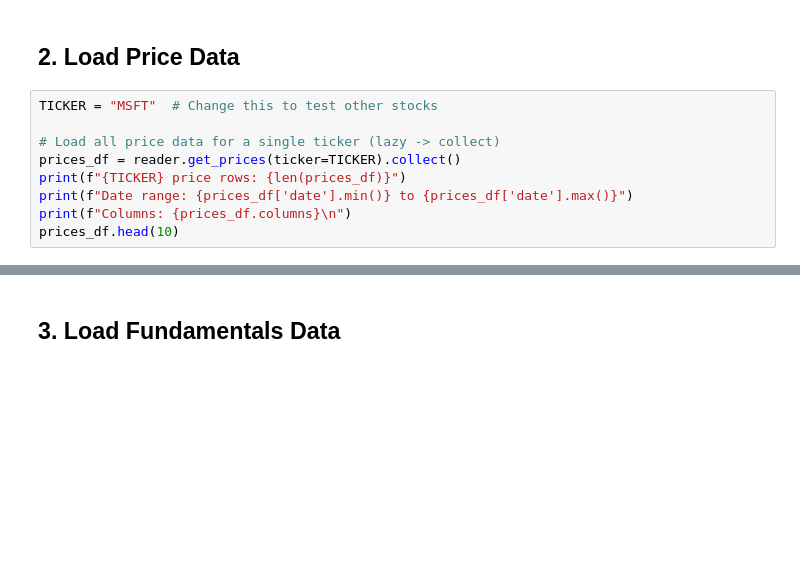
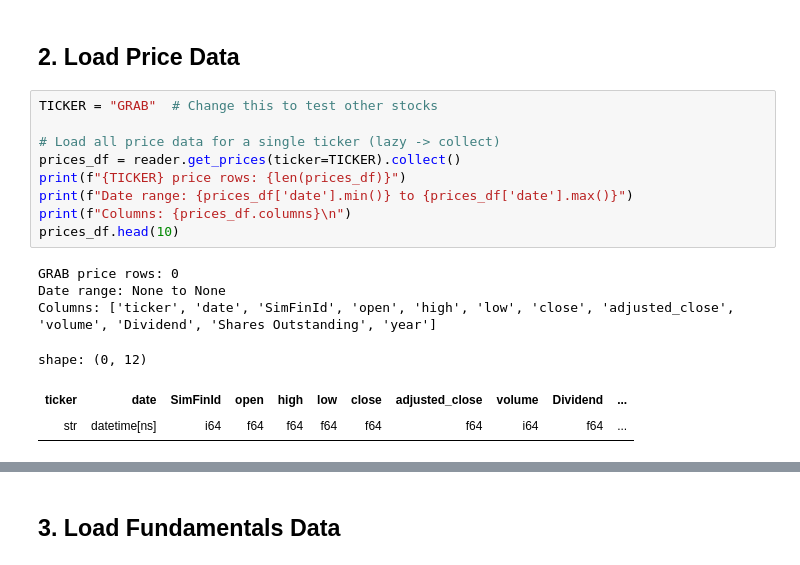
Before and after one commit to singkwan/project_yield, a Jupyter notebook: notebooks/explore_data_and_ratios.ipynb, the cells around one changed output, grey strips where cells are left out. Cells and saved outputs as stored; diff of their text form; blank space fills up the shorter version.

```diff
--- a/notebooks/explore_data_and_ratios.ipynb
+++ b/notebooks/explore_data_and_ratios.ipynb
@@ -32,14 +39,21 @@ print(f"Available quarterly tickers: {reader.list_tickers('quarterly')[:10]} ...
 # %% [markdown]
 ## 2. Load Price Data
 # %%
-TICKER = "MSFT"  # Change this to test other stocks
+TICKER = "GRAB"  # Change this to test other stocks
 
 # Load all price data for a single ticker (lazy -> collect)
 prices_df = reader.get_prices(ticker=TICKER).collect()
 print(f"{TICKER} price rows: {len(prices_df)}")
 print(f"Date range: {prices_df['date'].min()} to {prices_df['date'].max()}")
 print(f"Columns: {prices_df.columns}\n")
 prices_df.head(10)
+# %% [output]
+GRAB price rows: 0
+Date range: None to None
+Columns: ['ticker', 'date', 'SimFinId', 'open', 'high', 'low', 'close', 'adjusted_close', 'volume', 'Dividend', 'Shares Outstanding', 'year']
+shape: (0, 12)
+| ticker | date | SimFinId | open | high | low | close | adjusted_close | volume | Dividend | ... |
+| str | datetime[ns] | i64 | f64 | f64 | f64 | f64 | f64 | i64 | f64 | ... |
 # %%
 # Latest price
 latest = reader.get_latest_price(TICKER)
```
Also changed, not shown: parts of 11 cells of this notebook, 4 other files.
